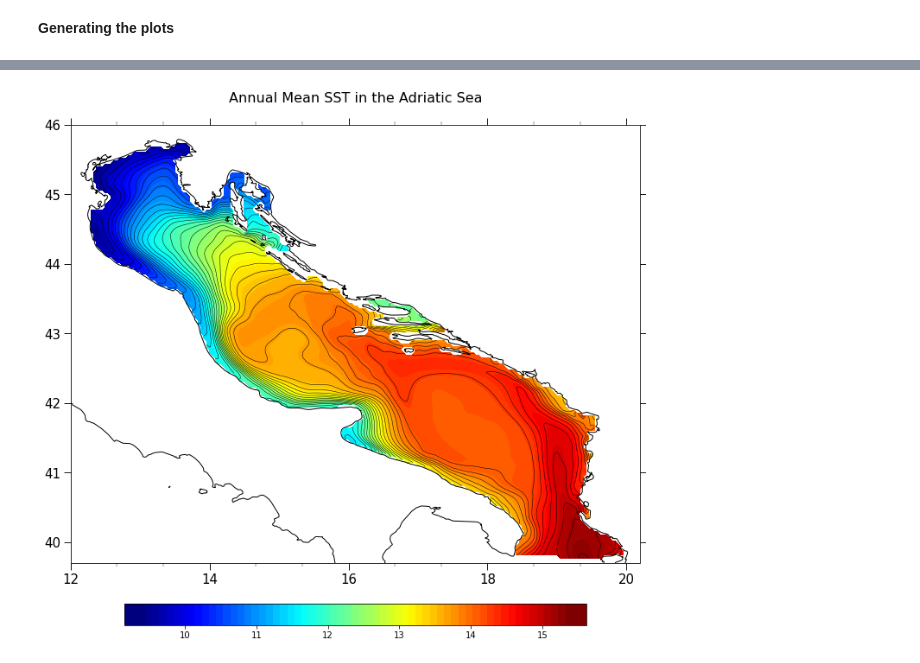
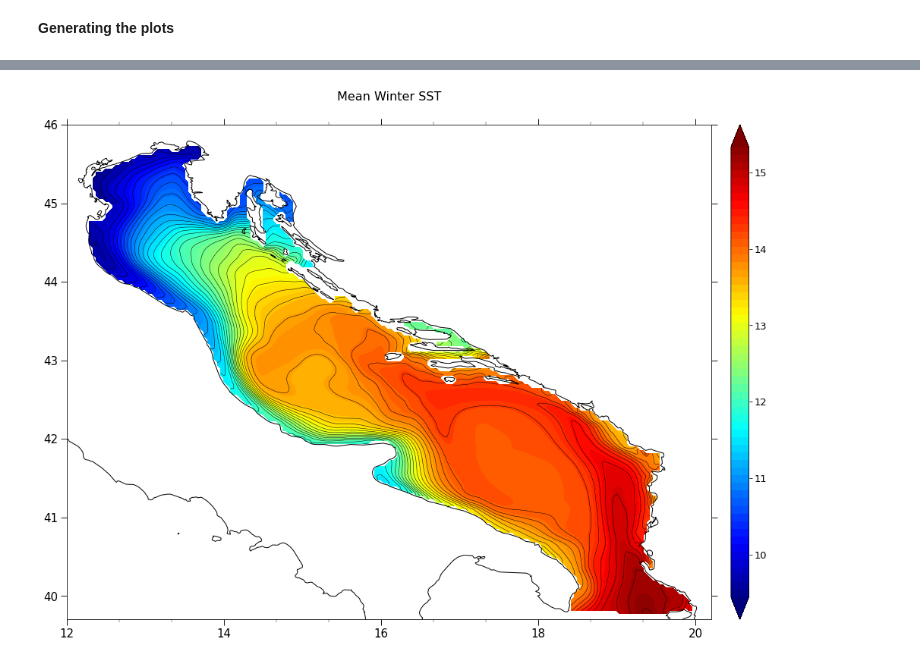
Before and after one commit to 007-Ozalp/AdriaClim, a Jupyter notebook: acIndicatorsSST.ipynb, the cells around one changed output, grey strips where cells are left out. Saved outputs shown, nothing was run; the diff lists cells and outputs as text; code cells hidden in the pictures.

```diff
--- a/acIndicatorsSST.ipynb
+++ b/acIndicatorsSST.ipynb
@@ -119,4 +120,7 @@ meanPlot = acIndSSTGraphicUtils.plotMeanMap(annualMapsNcFileSpec, areaPerimeter,
 # %%
-winterPlot = acIndSSTGraphicUtils.plotMeanMap(winterMapsNcFileSpec, areaPerimeter, "Mean Winter SST in the Adriatic Sea")
+"""
+Map of Winter mean SST. Season defined as in Artegiani et al. 1997 (JFMA).
+"""
+winterPlot = acIndSSTGraphicUtils.plotMeanMap(winterMapsNcFileSpec, "Mean Winter SST")
 # %% [output]
-[figure, old version]
+[figure, new version]
```
Also changed, not shown: parts of 16 cells of this notebook, 2 other files.
